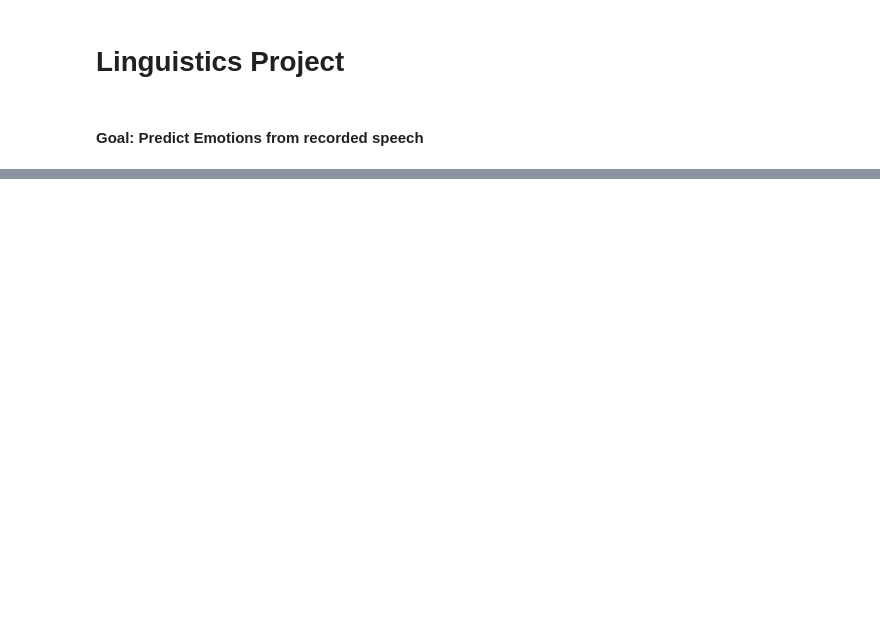
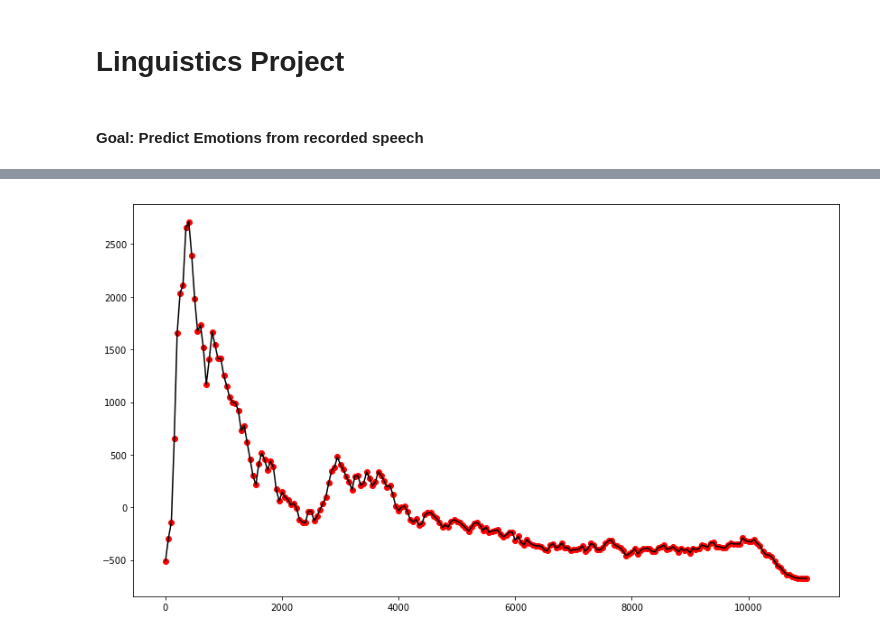
Before and after one commit to hannma/LinguProj, a Jupyter notebook: src/Data_Analytics.ipynb, the cells around one changed output, grey strips where cells are left out. Cells and saved outputs as stored; diff of their text form; code cells hidden in the pictures; blank space fills up the shorter version.

```diff
--- a/src/Data_Analytics.ipynb
+++ b/src/Data_Analytics.ipynb
@@ -77,0 +104,10 @@ Text(0.5,0,'Seconds')
+# %%
+sum_frequ = np.sum(centered_spectrogram, axis=1)
+uncentered_sum_frequ = np.sum(spectrogram, axis=1)
+
+plt.figure(figsize=(14,8))
+plt.scatter(freqs, sum_frequ, color='red')
+plt.plot(freqs, sum_frequ, color='black')
+plt.show()
+# %% [output]
+[figure, added]
```
Also changed, not shown: parts of 10 cells of this notebook.
